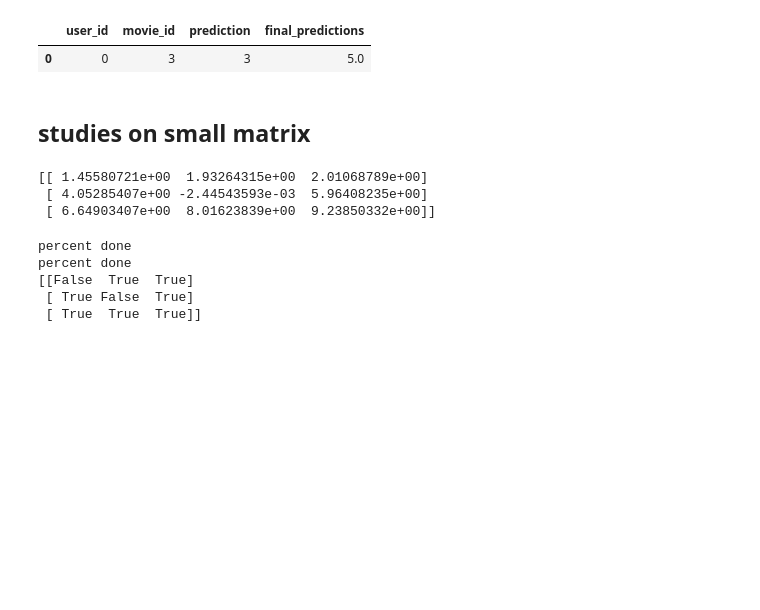
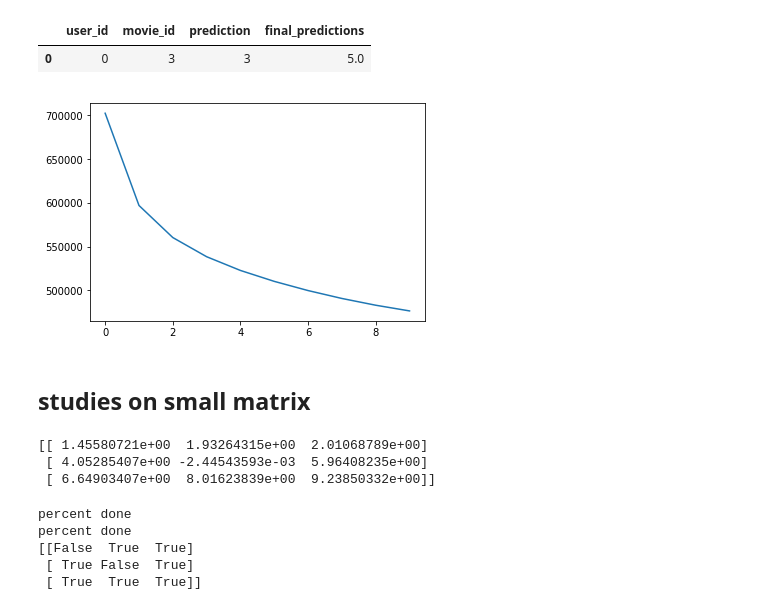
Before and after one commit to brunowicht/ML-Projects-2018, a Jupyter notebook: project2/ALS.ipynb, the cells around one changed output. Drawn from its saved outputs; the diff is of its cells as text; code cells hidden in the pictures; blank space fills up the shorter version.

Commit message:
piping is working

```diff
--- a/project2/ALS.ipynb
+++ b/project2/ALS.ipynb
@@ -87,6 +87,4 @@ def ALS(X,Y,matrix,label_positions,lambda_=.01):
 # %%
 %%time
 Xnew,Ynew=ALS(X,Y,matrix,label_positions,lambda_=.1)
-Xnew2,Ynew2=ALS(Xnew,Ynew,matrix,label_positions,lambda_=.1)
-Xnew3,Ynew3=ALS(Xnew2,Ynew2,matrix,label_positions,lambda_=.1)
 # %% [output]
@@ -184,7 +159,7 @@ def piping(matrix,nb_feature,label_pos,dataset_to_predict,lambda_,iterations,nam
     errors=[]
     for i in range(iterations):
         X_,Y_=ALS(X_,Y_,matrix,label_pos,lambda_)
-    errors.append(compute_error(X_,Y_,matrix,label_pos))
+        errors.append(compute_error(X_,Y_,matrix,label_pos))
     res_matrix=np.round(np.dot(X_,Y_))
     res_matrix[res_matrix>5]=5
     res_matrix[res_matrix<1]=1
@@ -196,6 +171,7 @@ def piping(matrix,nb_feature,label_pos,dataset_to_predict,lambda_,iterations,nam
 
     res=matrix_pd.stack().to_frame().reset_index(level=["user_id","movie_id"])
     res.columns=["user_id","movie_id","final_predictions"]
-    predictors=pd.merge(dataset_to_predict,res,right_on=['user_id','movie_id'],left_on=['user_id','movie_id'],how='inner')
-
+    predictors= pd.merge(dataset_to_predict,res,right_on=['user_id','movie_id'],left_on=['user_id','movie_id'],how='inner')
+    plt.plot(np.array(errors))
+    predictors=predictors.drop(columns=['prediction'])
     create_submission(predictors,name)
@@ -202,3 +182,5 @@ def piping(matrix,nb_feature,label_pos,dataset_to_predict,lambda_,iterations,nam
 # %%
-piping(matrix,30,label_positions,dataset_to_predict,.1,1,"1pass30feat_lambdaDot1.csv")
+piping(matrix,50,label_positions,dataset_to_predict,1.,10,"10pass50feat_lambda1Dot.csv")
+# %% [output]
+[figure, added]
 # %%
```
Also changed, not shown: parts of 5 cells of this notebook.
